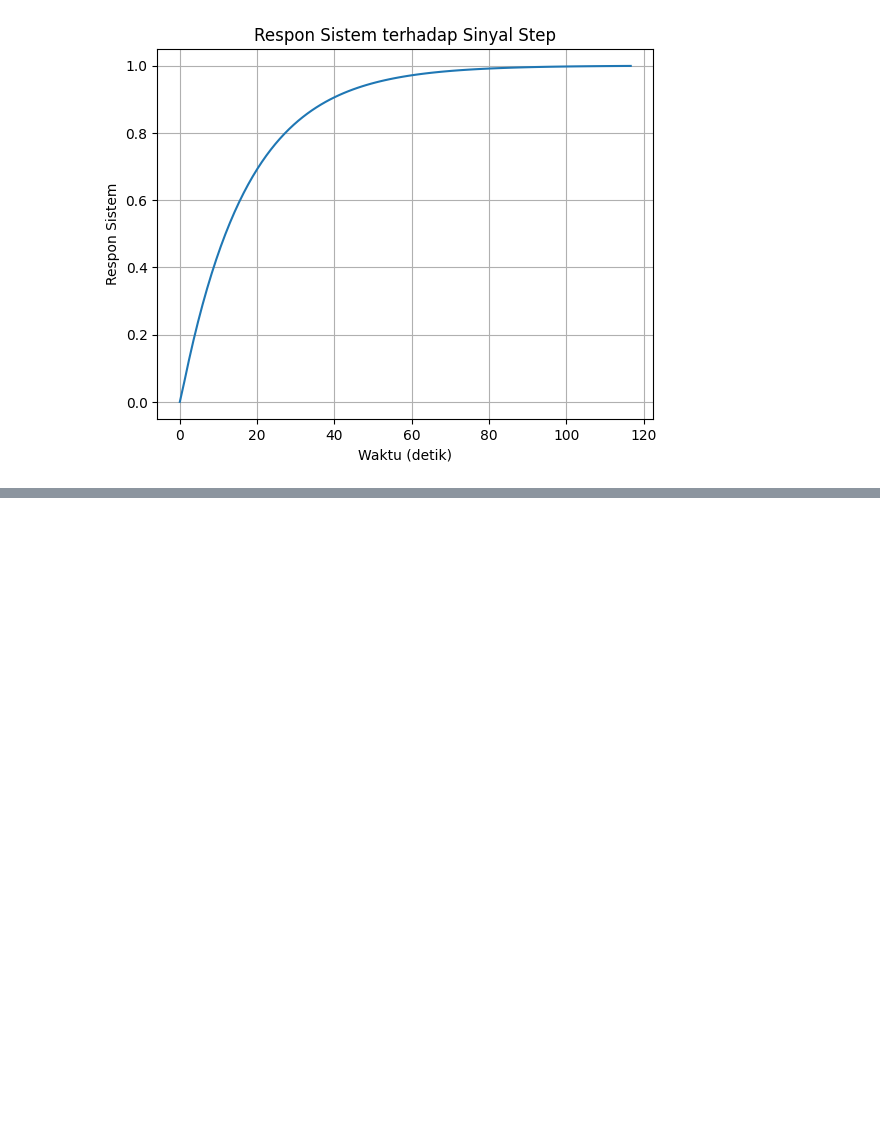
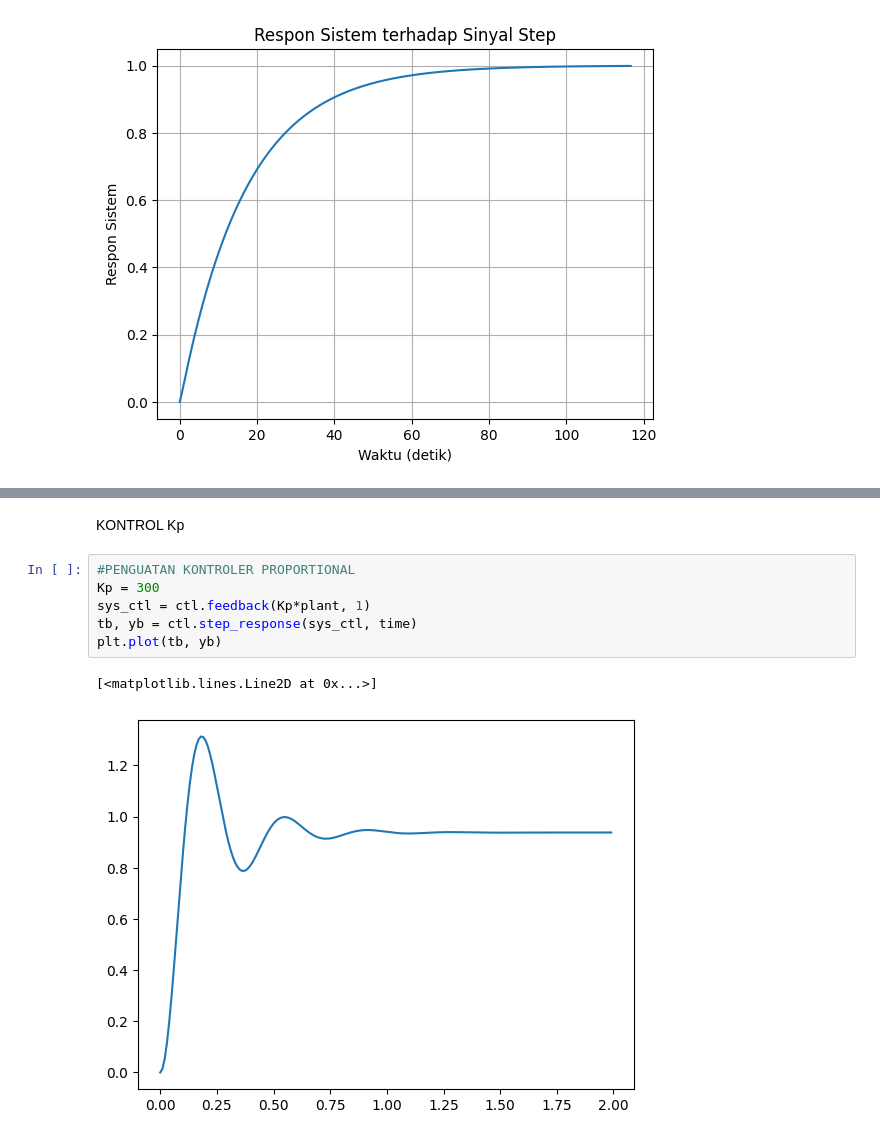
Before and after one commit to TEKNISIWIBU/control-system, a Jupyter notebook: sistem_kendali.ipynb, the cells around one changed output, grey strips where cells are left out. Drawn from its saved outputs; the diff is of its cells as text; blank space fills up the shorter version.

```diff
--- a/sistem_kendali.ipynb
+++ b/sistem_kendali.ipynb
@@ -64,0 +129,11 @@ Outputs (1): ['y[0]']
+# %% [markdown]
+KONTROL Kp
+# %%
+#PENGUATAN KONTROLER PROPORTIONAL
+Kp = 300
+sys_ctl = ctl.feedback(Kp*plant, 1)
+tb, yb = ctl.step_response(sys_ctl, time)
+plt.plot(tb, yb)
+# %% [output]
+[<matplotlib.lines.Line2D at 0x...>]
+[figure, added]
```
Also changed, not shown: parts of 10 cells of this notebook.
